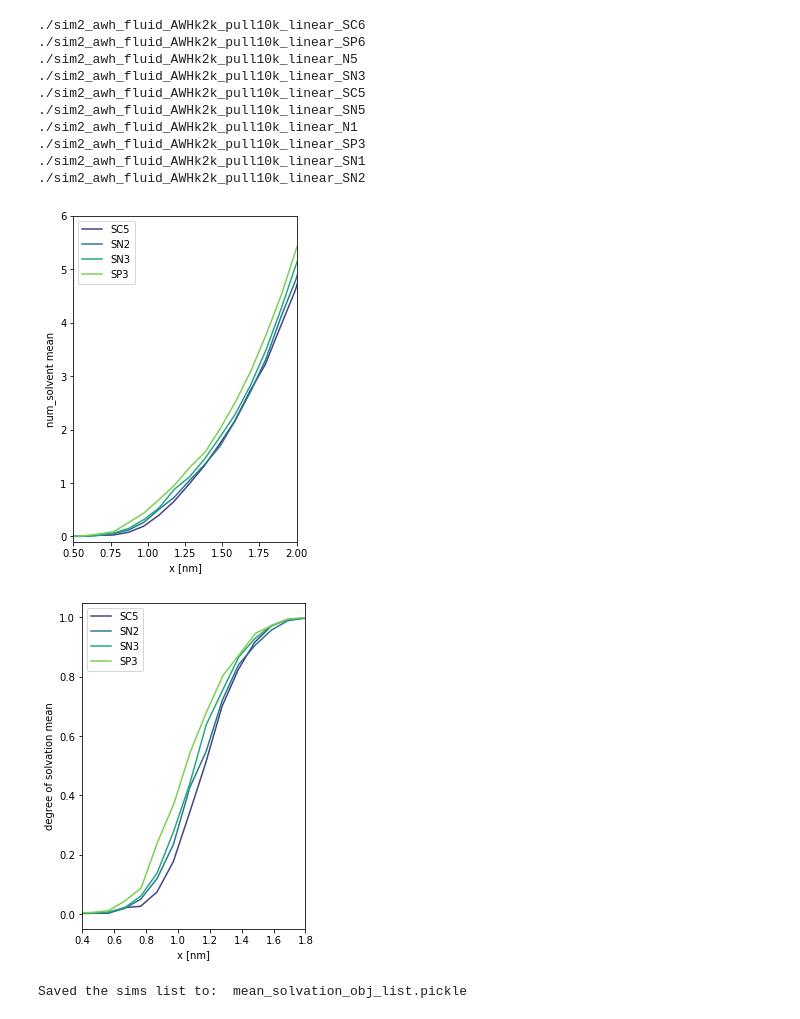
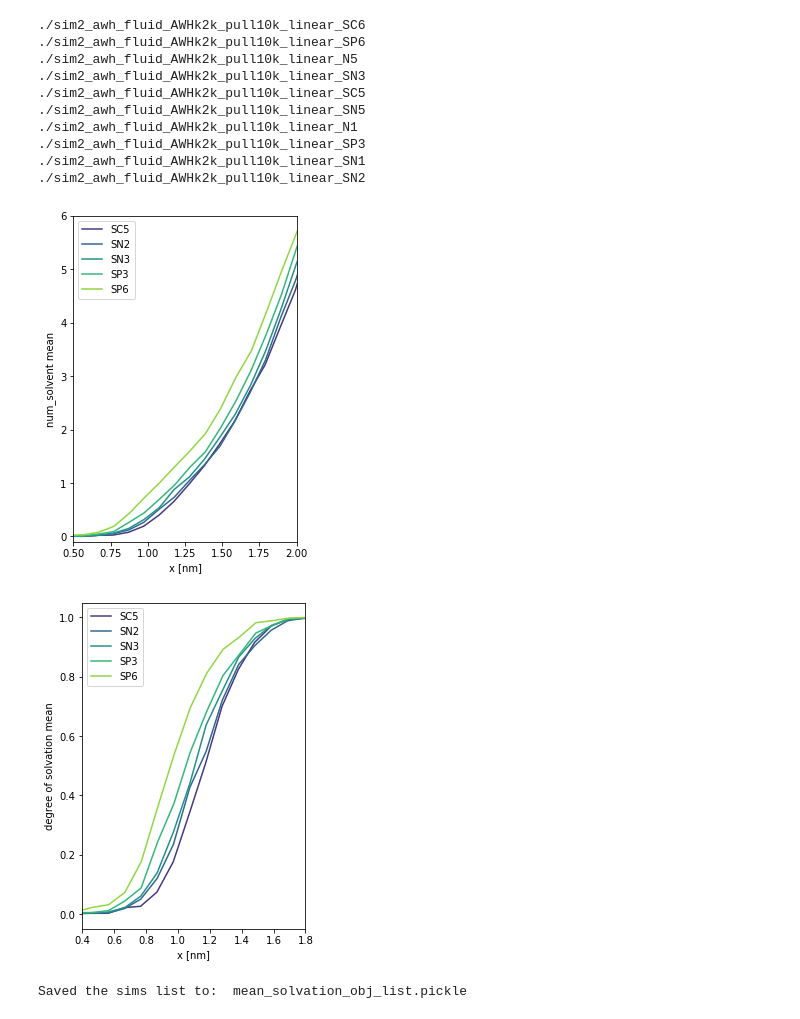
Before and after one commit to jmelcr/permeability, a Jupyter notebook: martini3/cholesterol00p_PC_variousTails_sims/saturation_DPPC-POPC_titration/perm_particle_EOLS/dopc-unsat_0-169_d_100/plot_mean_solvation_of_x_all_sims.ipynb, the cells around one changed output. Cells and saved outputs as stored; diff of their text form; code cells hidden in the pictures.

Commit message:
Update solvation profiles and the corresponding notebook to also include SP6 particle

```diff
--- a/martini3/cholesterol00p_PC_variousTails_sims/saturation_DPPC-POPC_titration/perm_particle_EOLS/dopc-unsat_0-169_d_100/plot_mean_solvation_of_x_all_sims.ipynb
+++ b/martini3/cholesterol00p_PC_variousTails_sims/saturation_DPPC-POPC_titration/perm_particle_EOLS/dopc-unsat_0-169_d_100/plot_mean_solvation_of_x_all_sims.ipynb
@@ -180,33 +180,34 @@ for f in pullx_files:
 ./sim2_awh_fluid_AWHk2k_pull10k_linear_SP3
 ./sim2_awh_fluid_AWHk2k_pull10k_linear_SN1
 ./sim2_awh_fluid_AWHk2k_pull10k_linear_SN2
-# %%
-sns.set_palette("viridis", n_colors=4)
+# %%
+selected_particles = ["SC5", "SP3", "SP6", "SN2", "SN3"]
+sns.set_palette("viridis", n_colors=len(selected_particles))
 # %%
 # sort the list of simulations after their particle name (follows solubility, yay!)
 sims.sort(key=lambda sim: sim.dirname[-3:])
 # %%
 # make a plot of the solvatation profile for each simulation
 for sim in sims:
-    if any(x in sim.dirname for x in ["SC5", "SP3", "SN2", "SN3"]):
+    if any(x in sim.dirname for x in selected_particles):
         try:
             fig = sim.plot_mean_solv_profile(plt_label=sim.dirname[-3:])
         except:
             pass
 
 fig.figure.set_size_inches([4,6])
 
 fig.figure.savefig("mean_solvation_profiles.png", dpi=150)
 
 fig.set_xlim([0.5,2.0])
 fig.set_ylim([-0.1, 6.0])
 fig.figure.savefig("mean_solvation_profiles_zoomin.png", dpi=150)
 # %% [output]
-[figure, old version]
+[figure, new version]
 # %%
 # make a plot of the solvatation profile for each simulation
 for sim in sims:
-    if any(x in sim.dirname for x in ["SC5", "SP3", "SN2", "SN3"]):
+    if any(x in sim.dirname for x in selected_particles):
         try:
             fig = sim.plot_mean_solv_profile(plt_label=sim.dirname[-3:], plt_solvdeg=True)
         except:
@@ -219,7 +220,7 @@ fig.figure.savefig("degree_of_solvation_profiles.png", dpi=150)
 fig.set_xlim([0.4,1.8])
 fig.figure.savefig("degree_of_solvation_profiles_zoomin.png", dpi=150)
 # %% [output]
-[figure, old version]
+[figure, new version]
 # %%
 # save the list of simulations
 with open("mean_solvation_obj_list.pickle", 'bw') as picfile:
```
Also changed, not shown: 4 other files.
